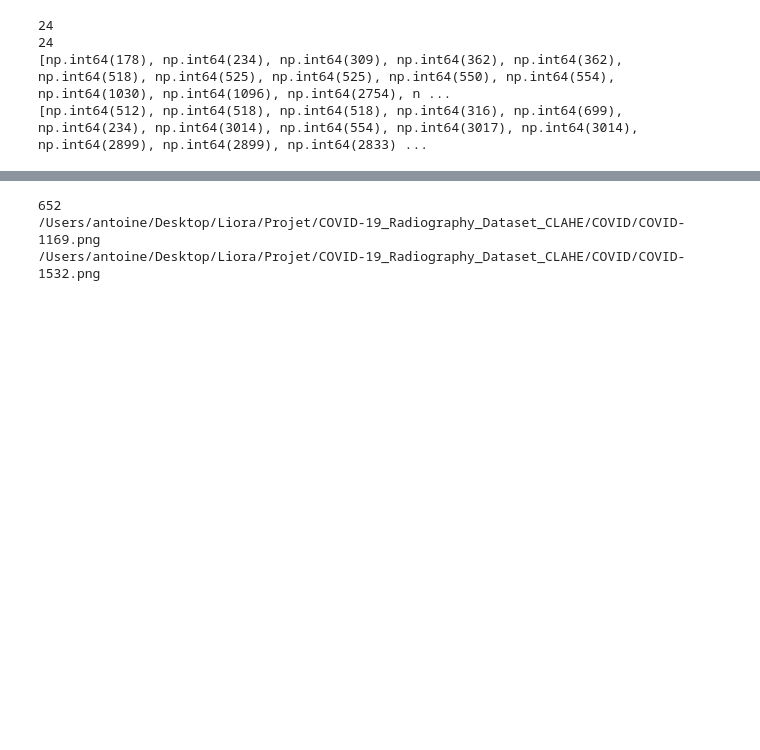
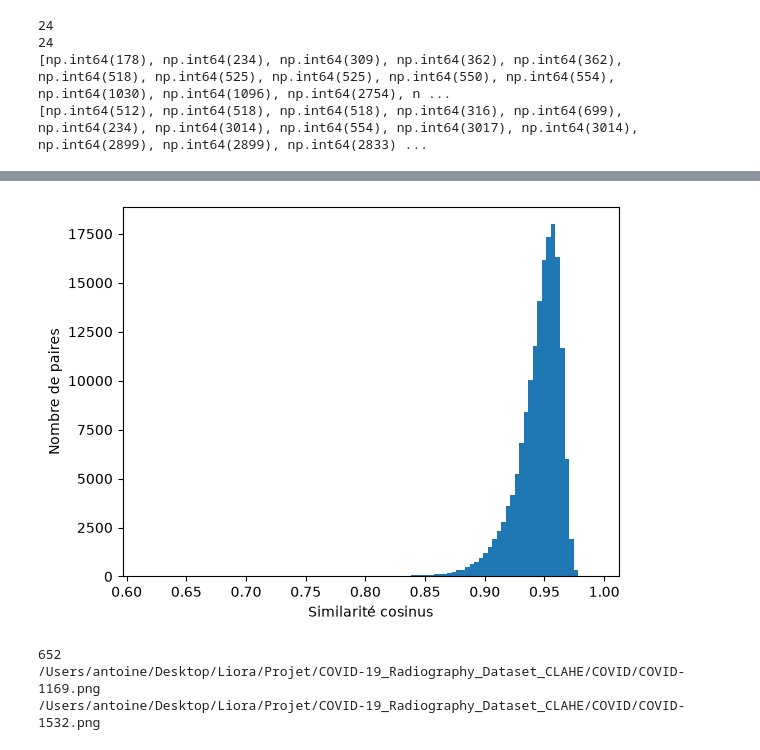
Before and after one commit to cyrilmarat/Liora_Covid, a Jupyter notebook: notebooks/Preprocessing/cosine_similarity.ipynb, the cells around one changed output, grey strips where cells are left out. Saved outputs shown, nothing was run; the diff lists cells and outputs as text; code cells hidden in the pictures; blank space fills up the shorter version.

```diff
--- a/notebooks/Preprocessing/cosine_similarity.ipynb
+++ b/notebooks/Preprocessing/cosine_similarity.ipynb
@@ -198,3 +219,10 @@ plt.show()
+# %%
+plt.hist(sim, bins=100)
+plt.xlabel("Similarité cosinus")
+plt.ylabel("Nombre de paires")
+plt.show()
+# %% [output]
+[figure, added]
 # %%
 print(len(dataset))
 
```
Also changed, not shown: parts of 13 cells of this notebook.
